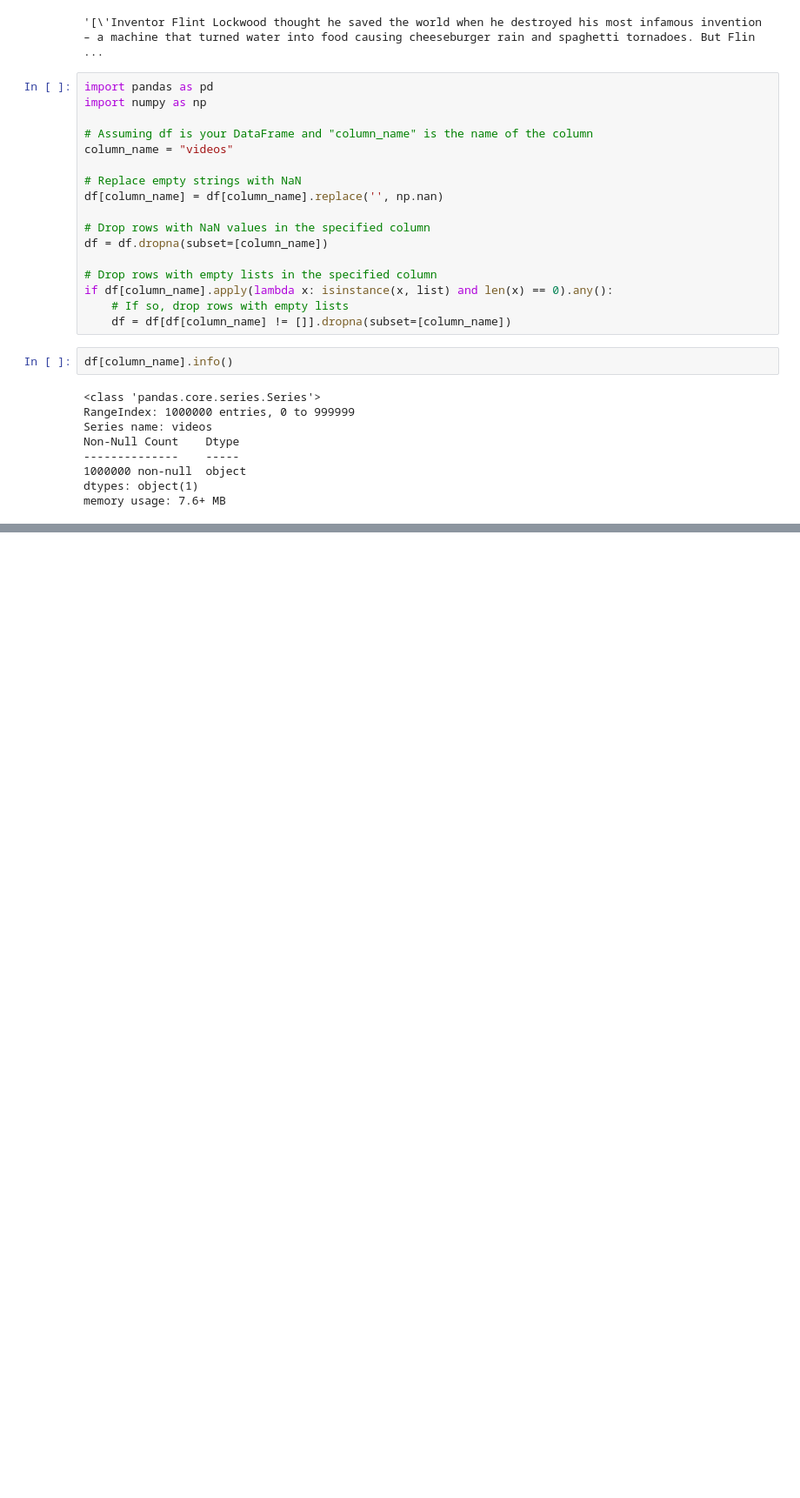
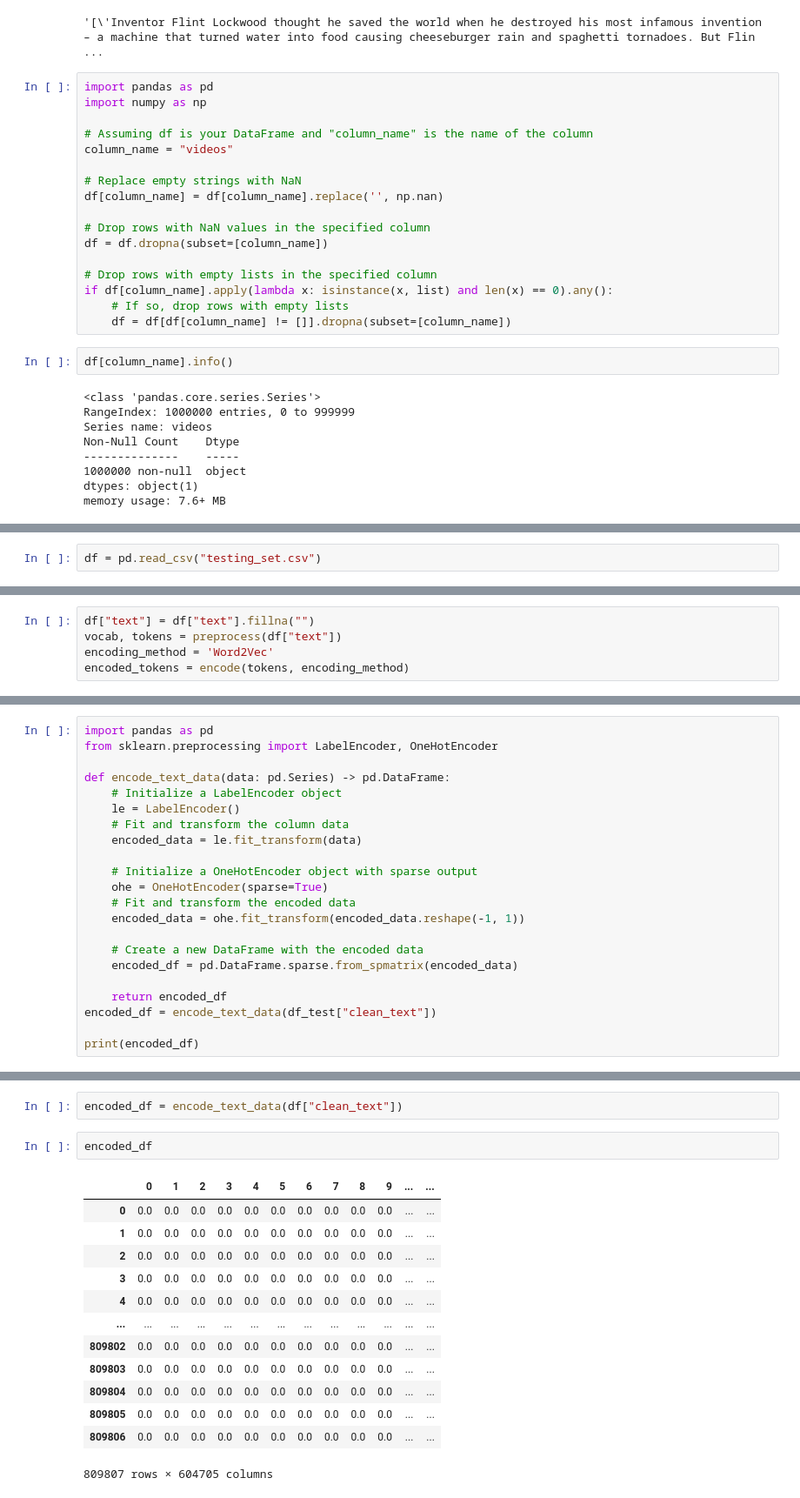
Before and after one commit to DMODPevahouse/ai_enabled_system, a Jupyter notebook: modal_movie_review_analyzer/investigation.ipynb, the cells around one changed output, grey strips where cells are left out. Shown at 87% size. Saved outputs shown, nothing was run; the diff lists cells and outputs as text; blank space fills up the shorter version.

```diff
--- a/modal_movie_review_analyzer/investigation.ipynb
+++ b/modal_movie_review_analyzer/investigation.ipynb
@@ -155,0 +186,2 @@ memory usage: 7.6+ MB
+# %%
+df = pd.read_csv("testing_set.csv")
@@ -155,0 +205,5 @@ memory usage: 7.6+ MB
+# %%
+df["text"] = df["text"].fillna("")
+vocab, tokens = preprocess(df["text"])
+encoding_method = 'Word2Vec'
+encoded_tokens = encode(tokens, encoding_method)
@@ -155,0 +275,22 @@ memory usage: 7.6+ MB
+# %%
+import pandas as pd
+from sklearn.preprocessing import LabelEncoder, OneHotEncoder
+
+def encode_text_data(data: pd.Series) -> pd.DataFrame:
+    # Initialize a LabelEncoder object
+    le = LabelEncoder()
+    # Fit and transform the column data
+    encoded_data = le.fit_transform(data)
+
+    # Initialize a OneHotEncoder object with sparse output
+    ohe = OneHotEncoder(sparse=True)
+    # Fit and transform the encoded data
+    encoded_data = ohe.fit_transform(encoded_data.reshape(-1, 1))
+
+    # Create a new DataFrame with the encoded data
+    encoded_df = pd.DataFrame.sparse.from_spmatrix(encoded_data)
+
+    return encoded_df
+encoded_df = encode_text_data(df_test["clean_text"])
+
+print(encoded_df)
@@ -155,0 +350,18 @@ memory usage: 7.6+ MB
+# %%
+encoded_df = encode_text_data(df["clean_text"])
+# %%
+encoded_df
+# %% [output]
+|  | 0 | 1 | 2 | 3 | 4 | 5 | 6 | 7 | 8 | 9 | ... | ... |
+| 0 | 0.0 | 0.0 | 0.0 | 0.0 | 0.0 | 0.0 | 0.0 | 0.0 | 0.0 | 0.0 | ... | ... |
+| 1 | 0.0 | 0.0 | 0.0 | 0.0 | 0.0 | 0.0 | 0.0 | 0.0 | 0.0 | 0.0 | ... | ... |
+| 2 | 0.0 | 0.0 | 0.0 | 0.0 | 0.0 | 0.0 | 0.0 | 0.0 | 0.0 | 0.0 | ... | ... |
+| 3 | 0.0 | 0.0 | 0.0 | 0.0 | 0.0 | 0.0 | 0.0 | 0.0 | 0.0 | 0.0 | ... | ... |
+| 4 | 0.0 | 0.0 | 0.0 | 0.0 | 0.0 | 0.0 | 0.0 | 0.0 | 0.0 | 0.0 | ... | ... |
+| ... | ... | ... | ... | ... | ... | ... | ... | ... | ... | ... | ... | ... |
+| 809802 | 0.0 | 0.0 | 0.0 | 0.0 | 0.0 | 0.0 | 0.0 | 0.0 | 0.0 | 0.0 | ... | ... |
+| 809803 | 0.0 | 0.0 | 0.0 | 0.0 | 0.0 | 0.0 | 0.0 | 0.0 | 0.0 | 0.0 | ... | ... |
+| 809804 | 0.0 | 0.0 | 0.0 | 0.0 | 0.0 | 0.0 | 0.0 | 0.0 | 0.0 | 0.0 | ... | ... |
+| 809805 | 0.0 | 0.0 | 0.0 | 0.0 | 0.0 | 0.0 | 0.0 | 0.0 | 0.0 | 0.0 | ... | ... |
+| 809806 | 0.0 | 0.0 | 0.0 | 0.0 | 0.0 | 0.0 | 0.0 | 0.0 | 0.0 | 0.0 | ... | ... |
+809807 rows × 604705 columns
```
Also changed, not shown: parts of 50 cells of this notebook, 9 other files.
